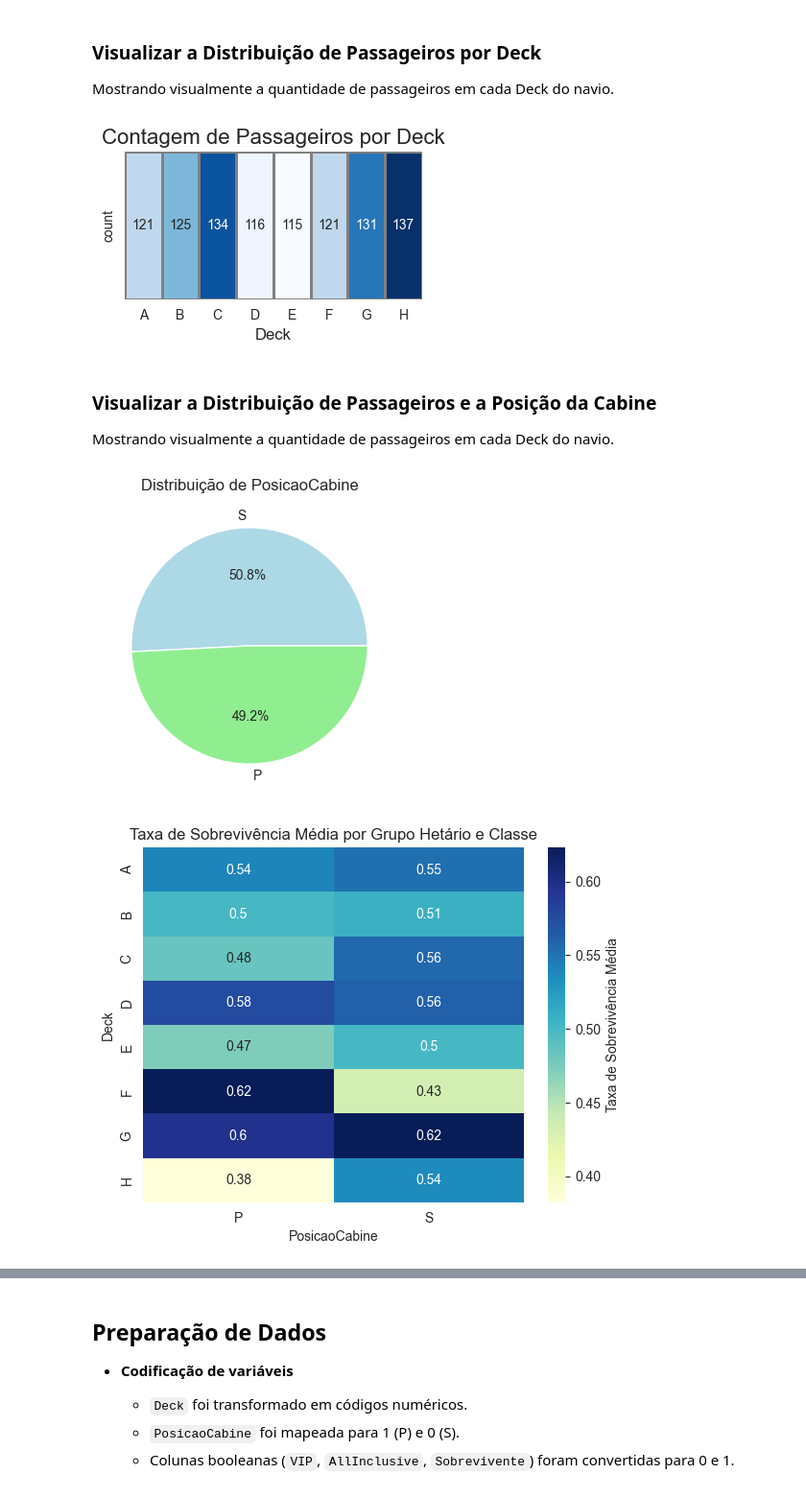
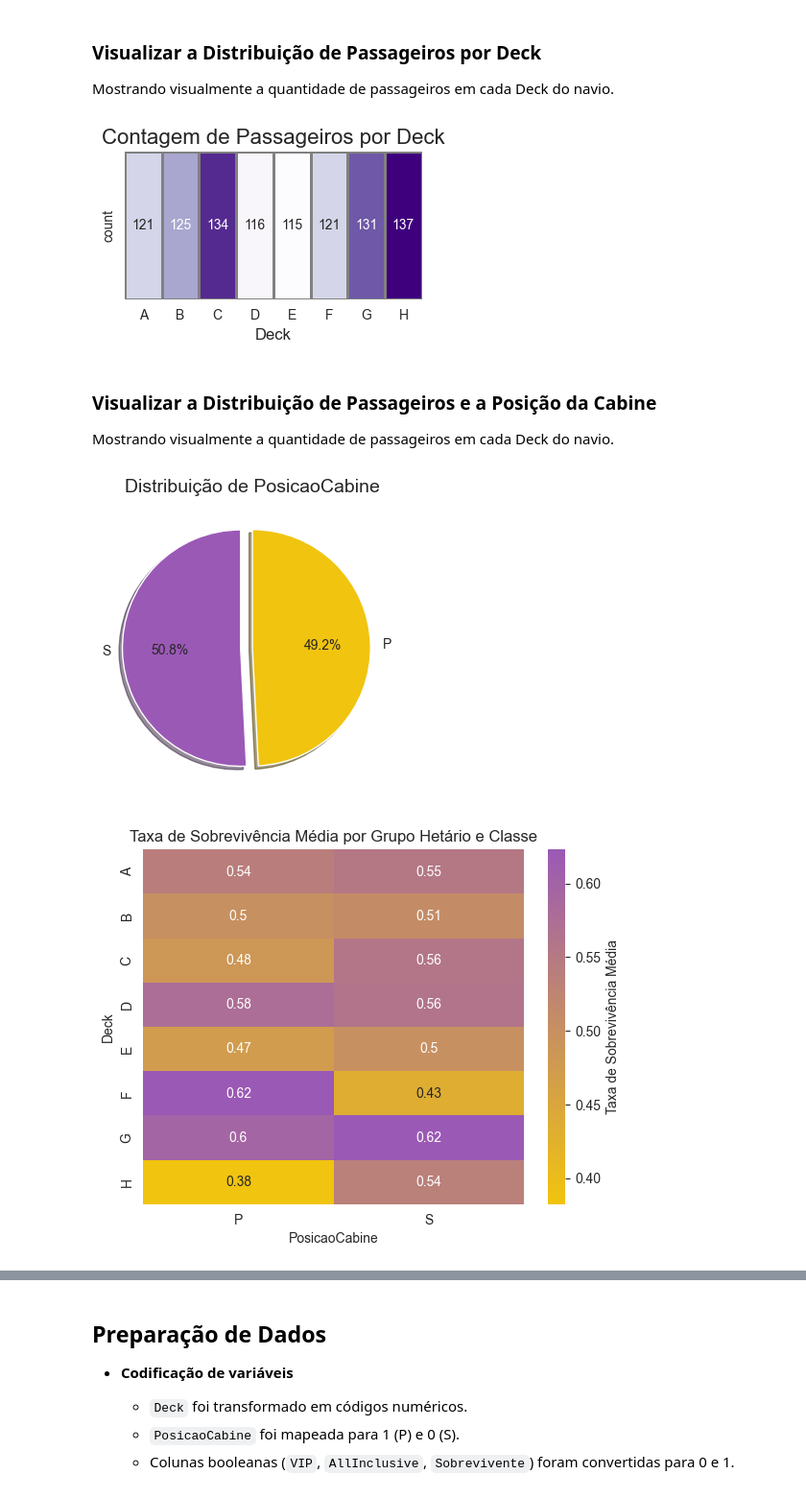
Before and after one commit to laiszig/machine_learning_sandbox, a Jupyter notebook: machine-learning/pucrs/ML-Project_2/org/naufragio-subterraneo-projeto2.ipynb, the cells around one changed output, grey strips where cells are left out. Shown: that part at 96% size. Drawn from its saved outputs; the diff is of its cells as text; code cells hidden in the pictures.

```diff
--- a/machine-learning/pucrs/ML-Project_2/org/naufragio-subterraneo-projeto2.ipynb
+++ b/machine-learning/pucrs/ML-Project_2/org/naufragio-subterraneo-projeto2.ipynb
@@ -147,28 +167,35 @@ deck_counts_sorted = deck_counts.sort_values(by='Deck', ascending=True)
 deck_counts.columns = ['Deck', 'Contagem']
 
 plt.figure(figsize=(4, 2))
-sns.heatmap(deck_counts_sorted.set_index('Deck').T, annot=True, fmt='d', cmap='Blues', cbar=False, linewidths=1, linecolor='gray')
+sns.heatmap(deck_counts_sorted.set_index('Deck').T, annot=True, fmt='d', cmap='Purples', cbar=False, linewidths=1, linecolor='gray')
 
 plt.title('Contagem de Passageiros por Deck', fontsize=16)
 plt.xlabel('Deck', fontsize=12)
 plt.show()
 # %% [output]
-[figure, old version]
+[figure, new version]
 # %% [markdown]
 ### Visualizar a Distribuição de Passageiros e a Posição da Cabine
 Mostrando visualmente a quantidade de passageiros em cada Deck do navio.
 # %%
-plt.figure(figsize=(6, 4))
-df['PosicaoCabine'].value_counts().plot(kind='pie', autopct='%1.1f%%', colors=['lightblue', 'lightgreen'])
-plt.title('Distribuição de PosicaoCabine')
+# Gráfico de pizza com cores personalizadas
+plt.figure(figsize=(4, 4))
+df['PosicaoCabine'].value_counts().plot(kind='pie', autopct='%1.1f%%', colors=['#9B59B6', '#F1C40F'], startangle=90, explode=(0.1, 0), shadow=True)
+
+# Títulos e labels
+plt.title('Distribuição de PosicaoCabine', fontsize=14)
 plt.ylabel('')
+
+# Exibir o gráfico
 plt.show()
 # %% [output]
-[figure, old version]
+[figure, new version]
 # %%
 pivot_table = df.pivot_table(values="Sobrevivente", index="Deck", columns="PosicaoCabine", aggfunc="mean")
-sns.heatmap(pivot_table, annot=True, cmap="YlGnBu", cbar_kws={'label': 'Taxa de Sobrevivência Média'})
+colors = ['#F1C40F', '#9B59B6']  # Roxo e amarelo suave
+cmap = LinearSegmentedColormap.from_list("purple_yellow", colors)
+sns.heatmap(pivot_table, annot=True, cmap=cmap, cbar_kws={'label': 'Taxa de Sobrevivência Média'})
 plt.title("Taxa de Sobrevivência Média por Grupo Hetário e Classe")
 plt.show()
 # %% [output]
-[figure, old version]
+[figure, new version]
```
Also changed, not shown: parts of 36 cells of this notebook.
